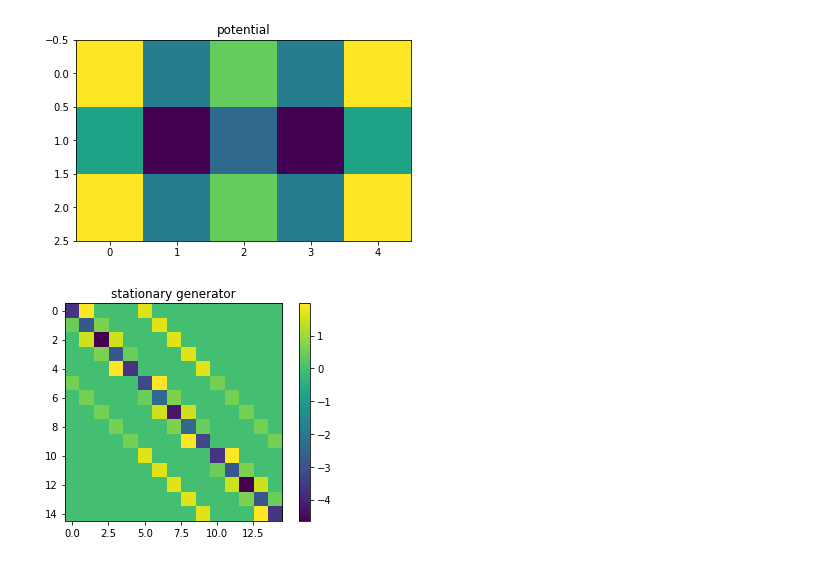
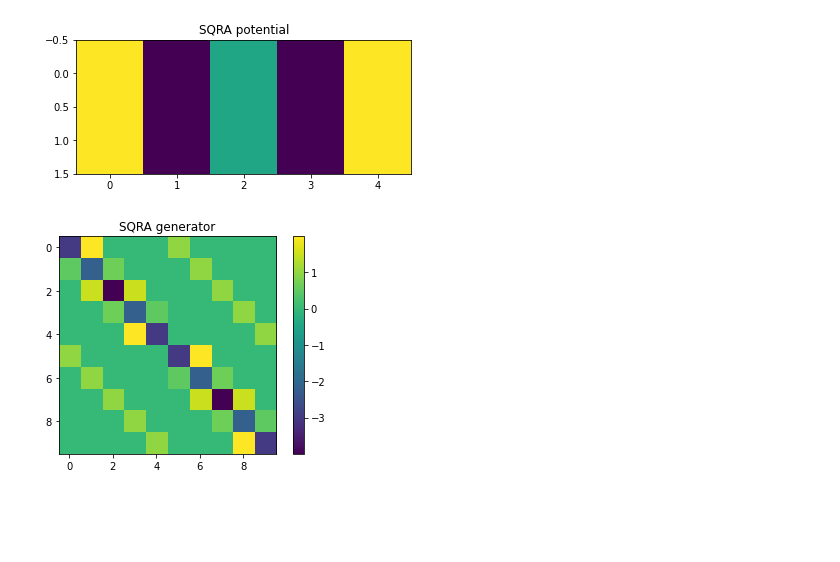
Before and after one commit to axsk/augmented-jump-chain, a Jupyter notebook: optim.ipynb, the cells around one changed output. Cells and saved outputs as stored; diff of their text form; code cells hidden in the pictures; blank space fills up the shorter version.

```diff
--- a/optim.ipynb
+++ b/optim.ipynb
@@ -9,10 +9,10 @@ import numpy as np
 import scipy.sparse as sp
 # %%
 nx = 5
-ny = 3
-process = sqra.sqra2d(sqra.doublewell2d, x=(-1.5, 1.5, nx), y=(-1,1,ny), beta=1, phi=1)
+ny = 2
+process = sqra.sqra2d(sqra.doublewell2d(nx=nx, ny=ny), beta=1, phi=1)
 process.plot()
 # %% [output]
-[figure, old version]
+[figure, new version]
-[figure, old version]
+[figure, new version]
 # %%
```
Also changed, not shown: parts of 12 cells of this notebook, 2 other files.
